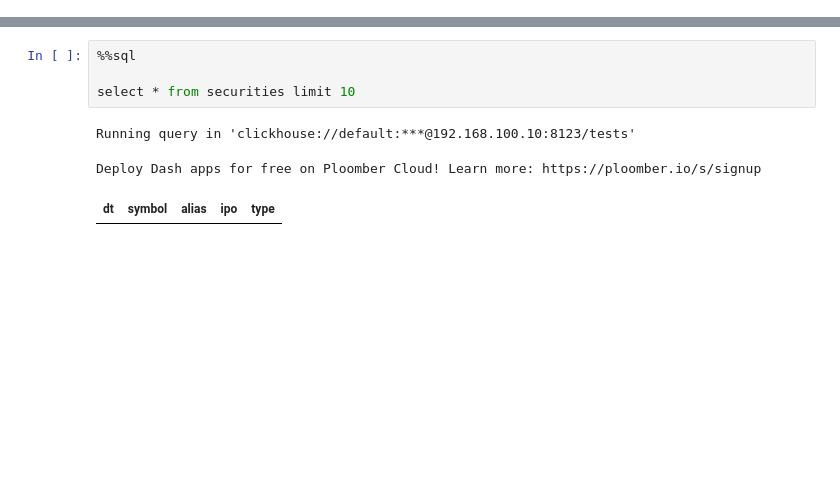
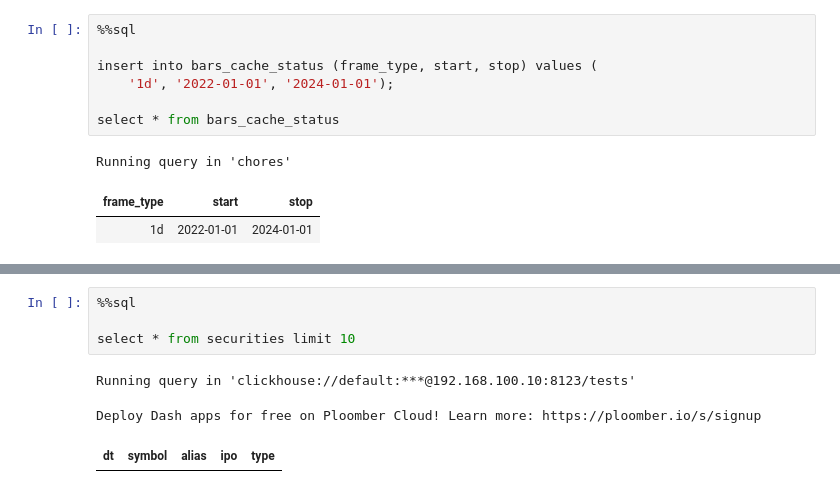
Before and after one commit to zillionare/quantIDE, a Jupyter notebook: notebooks/db.ipynb, the cells around one changed output, grey strips where cells are left out. Drawn from its saved outputs; the diff is of its cells as text; blank space fills up the shorter version.

```diff
--- a/notebooks/db.ipynb
+++ b/notebooks/db.ipynb
@@ -8,0 +53,11 @@ Connecting and switching to connection 'clickhouse://default:***@192.168.100.10:
+# %%
+%%sql
+
+insert into bars_cache_status (frame_type, start, stop) values (
+    '1d', '2022-01-01', '2024-01-01');
+
+select * from bars_cache_status
+# %% [output]
+Running query in 'chores'
+| frame_type | start | stop |
+| 1d | 2022-01-01 | 2024-01-01 |
```
Also changed, not shown: parts of 18 cells of this notebook, 19 other files.
